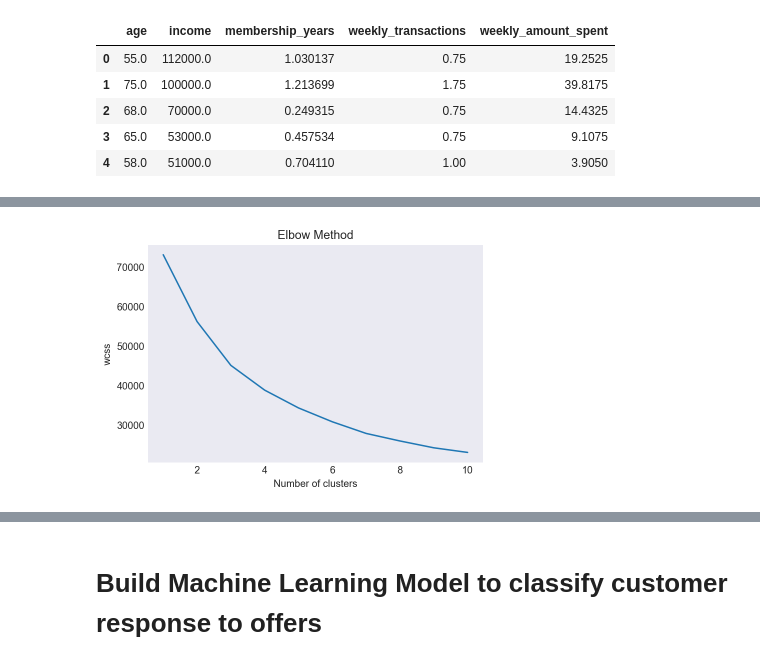
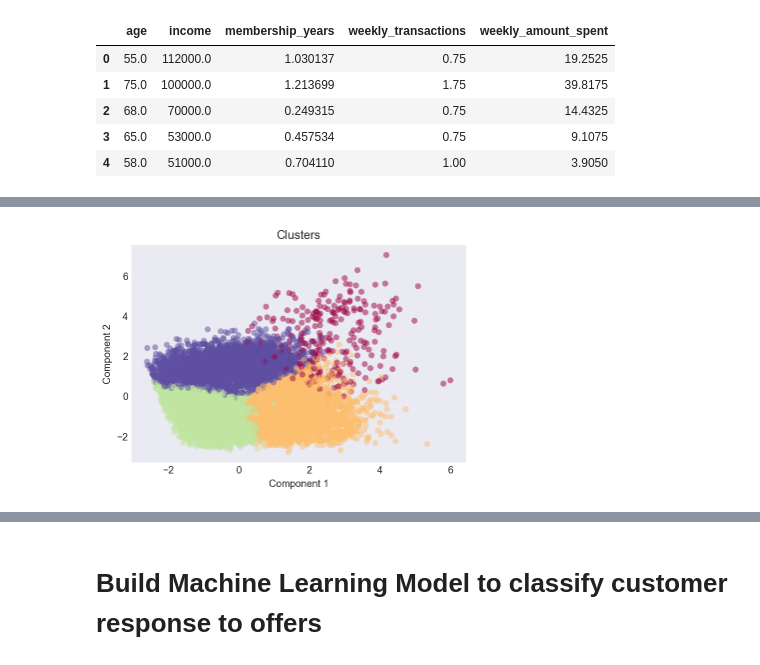
Before and after one commit to kevingao1136/Udacity_DataScience_Nanodegree, a Jupyter notebook: Starbucks_Capstone_Challenge/supervised_unsupervised_ML.ipynb, the cells around one changed output, grey strips where cells are left out. Saved outputs shown, nothing was run; the diff lists cells and outputs as text; code cells hidden in the pictures.

```diff
--- a/Starbucks_Capstone_Challenge/supervised_unsupervised_ML.ipynb
+++ b/Starbucks_Capstone_Challenge/supervised_unsupervised_ML.ipynb
@@ -28,24 +54,20 @@ X.head()
 # %%
-# Scale X
-scaler = StandardScaler()
-X = scaler.fit_transform(X)
-
 # Apply PCA and fit the features selected
 pca = PCA(n_components=2).fit(X)
 
 # Transform samples using the PCA fit
 pca_2d = pca.transform(X)
+
+# fig, ax = plt.subplots(figsize = (8, 6))
+plt.scatter(pca_2d[:, 0], pca_2d[:, 1],
+            c=y_means,
+            edgecolor="none",
+            cmap=plt.cm.get_cmap("Spectral_r", 4),
+            alpha=0.5)
+
+plt.xlabel("Component 1")
+plt.ylabel("Component 2")
+plt.title('Clusters')
+plt.show()
+# %% [output]
+[figure, added]
-# %%
-# Use the elbow method
-wcss = []
-for i in range(1,11):
-    km = KMeans(n_clusters=i,init='k-means++', max_iter=300, n_init=10, random_state=0)
-    km.fit(X)
-    wcss.append(km.inertia_)
-plt.plot(range(1,11),wcss)
-plt.title('Elbow Method')
-plt.xlabel('Number of clusters')
-plt.ylabel('wcss')
-plt.show()
-# %% [output]
-[figure, removed]
```
Also changed, not shown: parts of 8 cells of this notebook.
